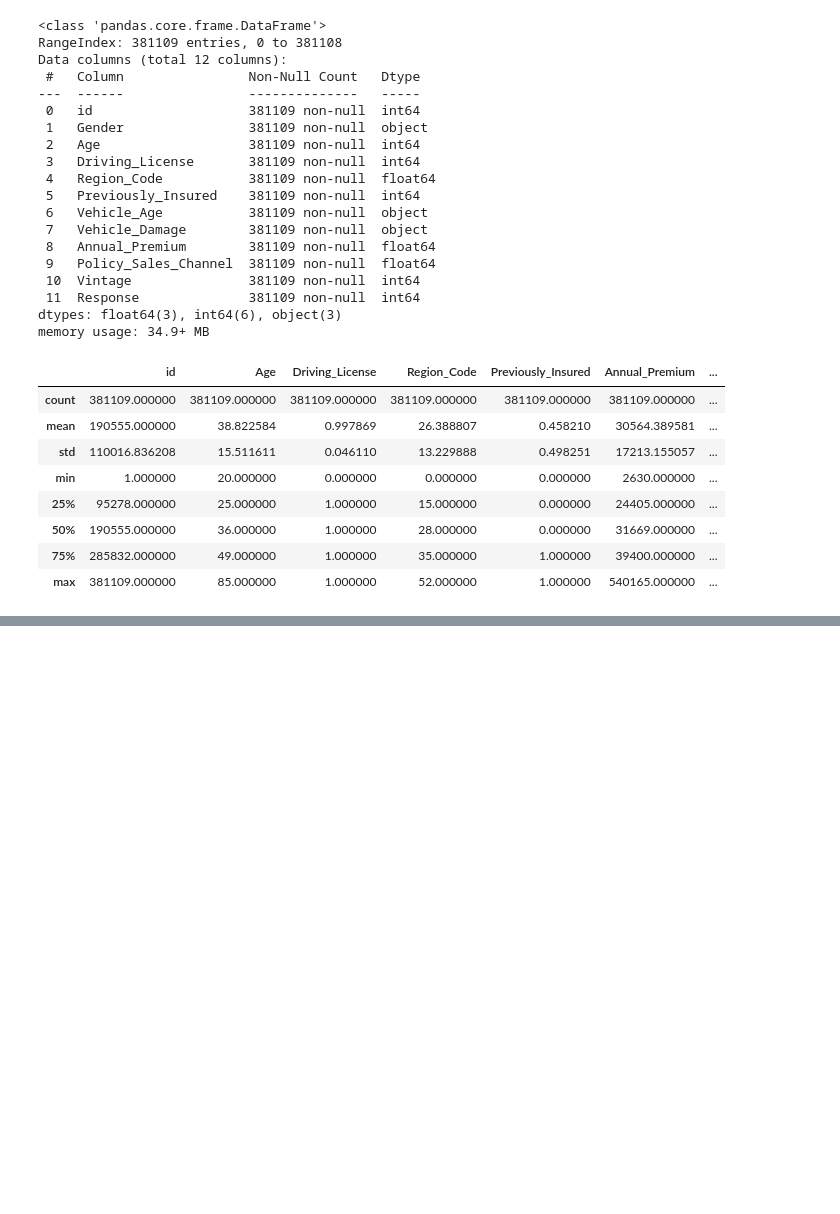
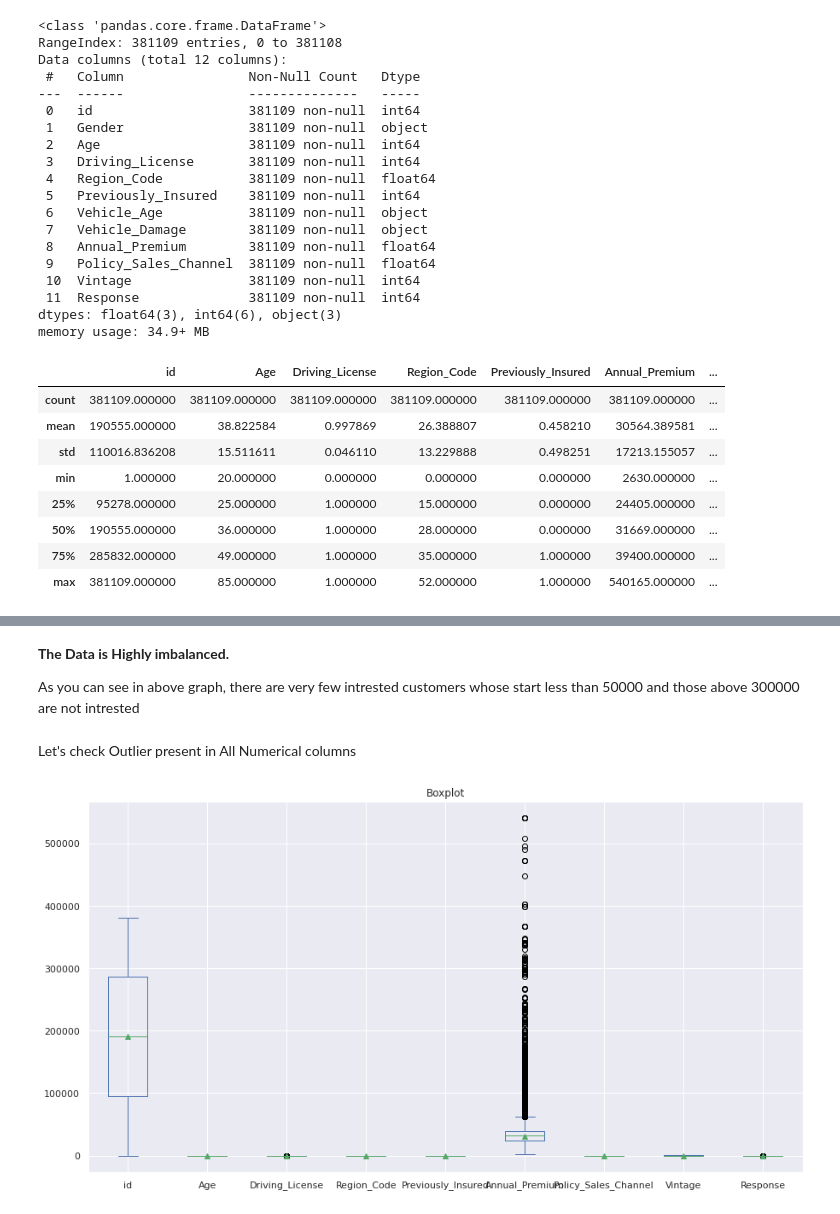
Before and after one commit to ChetanJadhav2341/Health-Insurance-Cross-Sell-Prediction-Classification-Project, a Jupyter notebook: HEALTH_INSURANCE_CROSS_SELL_PREDICTION.ipynb, the cells around one changed output, grey strips where cells are left out. Drawn from its saved outputs; the diff is of its cells as text; code cells hidden in the pictures; blank space fills up the shorter version.

```diff
--- a/HEALTH_INSURANCE_CROSS_SELL_PREDICTION.ipynb
+++ b/HEALTH_INSURANCE_CROSS_SELL_PREDICTION.ipynb
@@ -111,0 +264,14 @@ df.describe()
+# %% [markdown]
+**The Data is Highly imbalanced.**
+
+As you can see in above graph, there are very few intrested customers whose start less than 50000 and those above 300000 are not intrested
+# %% [markdown]
+Let's check Outlier present in All Numerical columns
+# %%
+plt.rcParams['figure.figsize']=(15,8)
+
+ax=df[list(df.describe())].plot(kind='box', title='Boxplot', showmeans=True)
+
+plt.show()
+# %% [output]
+[figure, added]
```
Also changed, not shown: parts of 20 cells of this notebook.
